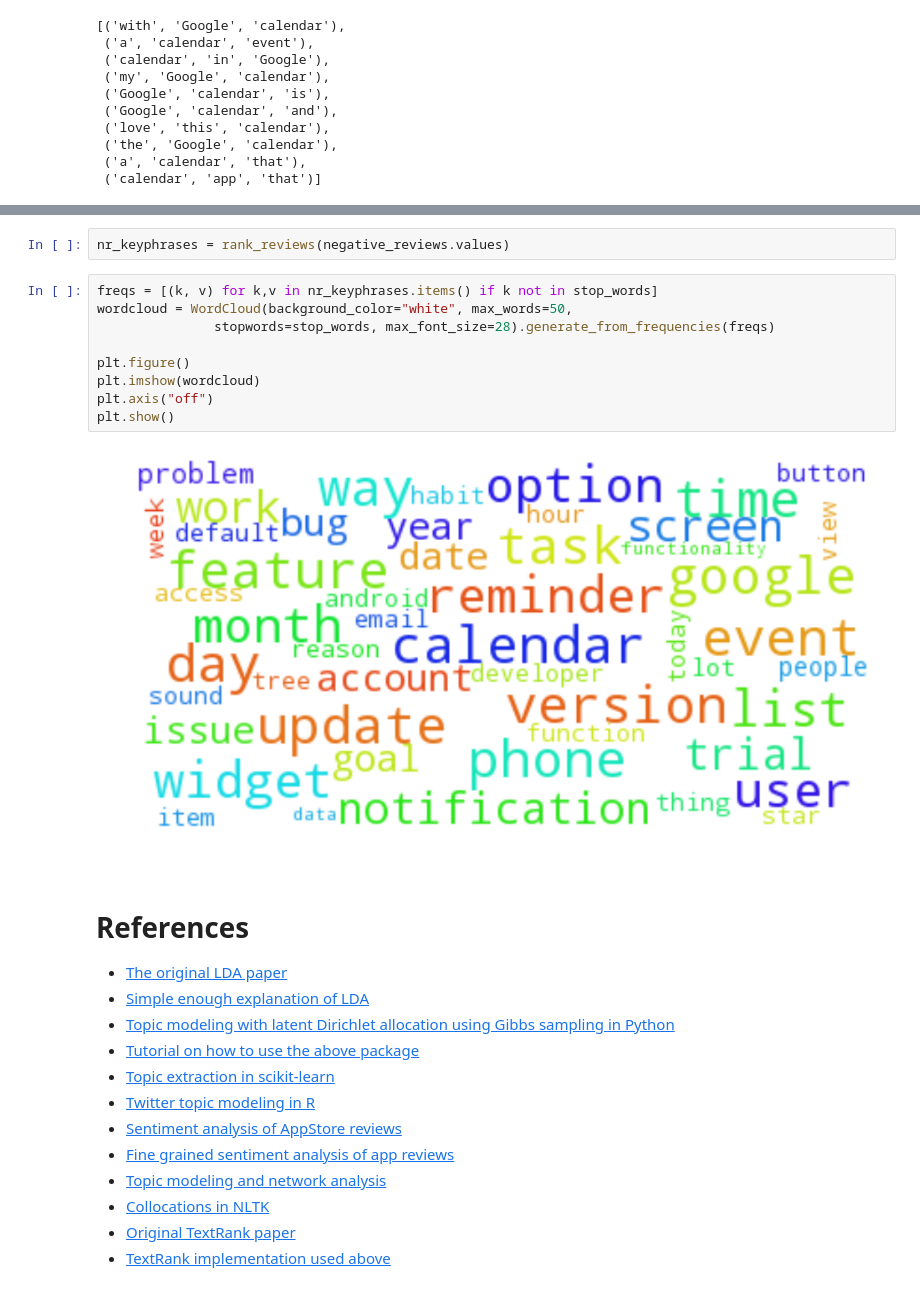
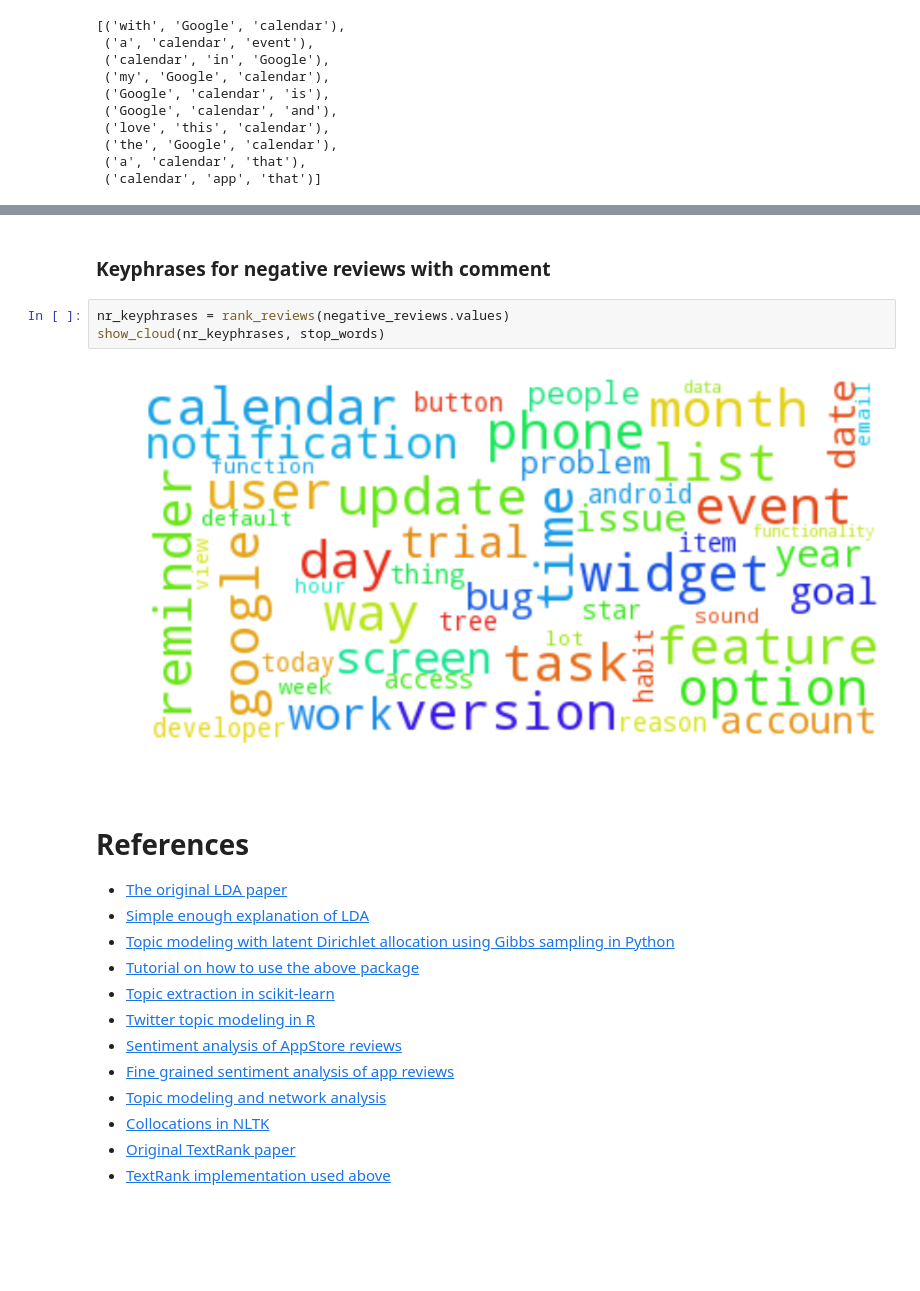
Before and after one commit to curiousily/old_blog, a Jupyter notebook: content/notebooks/7.topic_modeling.ipynb, the cells around one changed output, grey strips where cells are left out. Drawn from its saved outputs; the diff is of its cells as text; blank space fills up the shorter version.

```diff
--- a/content/notebooks/7.topic_modeling.ipynb
+++ b/content/notebooks/7.topic_modeling.ipynb
@@ -643,16 +577,10 @@ plt.show()
+# %% [markdown]
+### Keyphrases for negative reviews with comment
 # %%
 nr_keyphrases = rank_reviews(negative_reviews.values)
+show_cloud(nr_keyphrases, stop_words)
+# %% [output]
+[figure, added]
-# %%
-freqs = [(k, v) for k,v in nr_keyphrases.items() if k not in stop_words]
-wordcloud = WordCloud(background_color="white", max_words=50,
-               stopwords=stop_words, max_font_size=28).generate_from_frequencies(freqs)
-
-plt.figure()
-plt.imshow(wordcloud)
-plt.axis("off")
-plt.show()
-# %% [output]
-[figure, removed]
 # %% [markdown]
 # References
 
```
Also changed, not shown: parts of 12 cells of this notebook.
